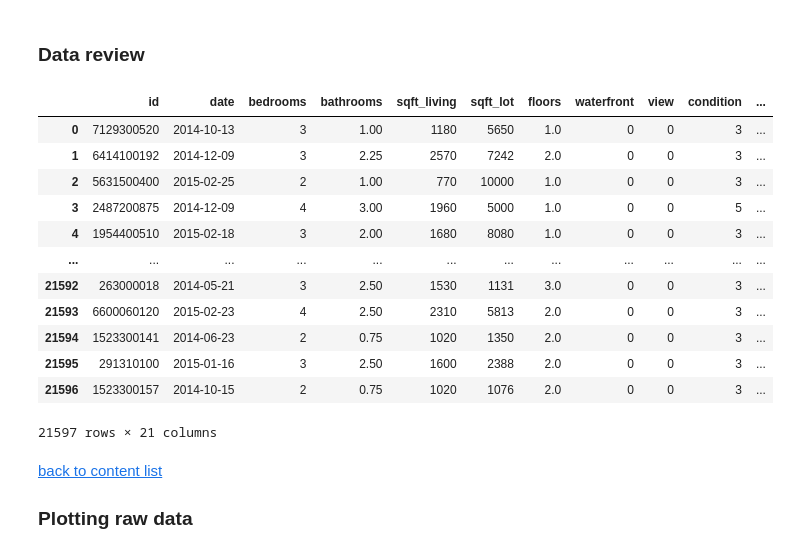
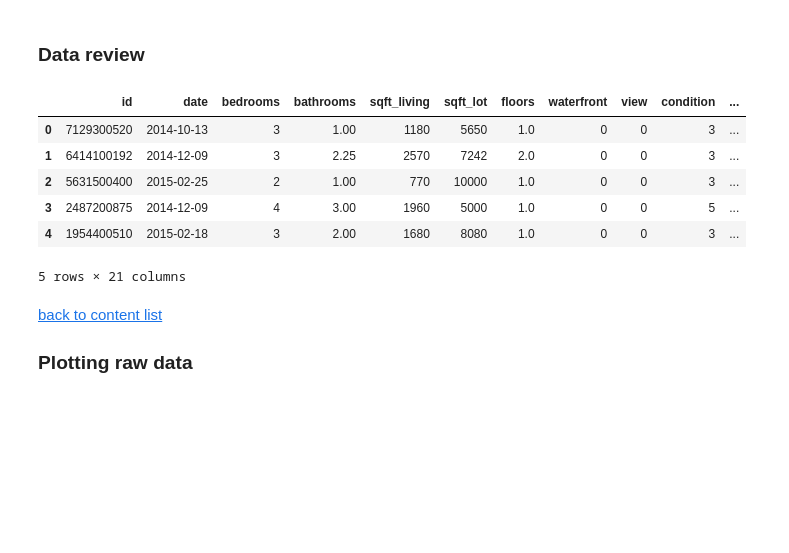
Before and after one commit to Denny-Meyer/IronHack_mid_term_real_state_regression, a Jupyter notebook: source_code/data_analytics_denny.ipynb, the cells around one changed output. Saved outputs shown, nothing was run; the diff lists cells and outputs as text; code cells hidden in the pictures; blank space fills up the shorter version.

```diff
--- a/source_code/data_analytics_denny.ipynb
+++ b/source_code/data_analytics_denny.ipynb
@@ -127,21 +179,15 @@ work_copy = raw_data.copy()
 # %% [markdown]
 ### Data review
 # %%
-raw_data
+raw_data.head()
 # %% [output]
 |  | id | date | bedrooms | bathrooms | sqft_living | sqft_lot | floors | waterfront | view | condition | ... |
 | 0 | 7129300520 | 2014-10-13 | 3 | 1.00 | 1180 | 5650 | 1.0 | 0 | 0 | 3 | ... |
 | 1 | 6414100192 | 2014-12-09 | 3 | 2.25 | 2570 | 7242 | 2.0 | 0 | 0 | 3 | ... |
 | 2 | 5631500400 | 2015-02-25 | 2 | 1.00 | 770 | 10000 | 1.0 | 0 | 0 | 3 | ... |
 | 3 | 2487200875 | 2014-12-09 | 4 | 3.00 | 1960 | 5000 | 1.0 | 0 | 0 | 5 | ... |
 | 4 | 1954400510 | 2015-02-18 | 3 | 2.00 | 1680 | 8080 | 1.0 | 0 | 0 | 3 | ... |
-| ... | ... | ... | ... | ... | ... | ... | ... | ... | ... | ... | ... |
-| 21592 | 263000018 | 2014-05-21 | 3 | 2.50 | 1530 | 1131 | 3.0 | 0 | 0 | 3 | ... |
-| 21593 | 6600060120 | 2015-02-23 | 4 | 2.50 | 2310 | 5813 | 2.0 | 0 | 0 | 3 | ... |
-| 21594 | 1523300141 | 2014-06-23 | 2 | 0.75 | 1020 | 1350 | 2.0 | 0 | 0 | 3 | ... |
-| 21595 | 291310100 | 2015-01-16 | 3 | 2.50 | 1600 | 2388 | 2.0 | 0 | 0 | 3 | ... |
-| 21596 | 1523300157 | 2014-10-15 | 2 | 0.75 | 1020 | 1076 | 2.0 | 0 | 0 | 3 | ... |
-21597 rows × 21 columns
+5 rows × 21 columns
 # %% [markdown]
 <a id='plot_raw'></a>
 <a href='#content'>back to content list</a>
```
Also changed, not shown: parts of 23 cells of this notebook.
